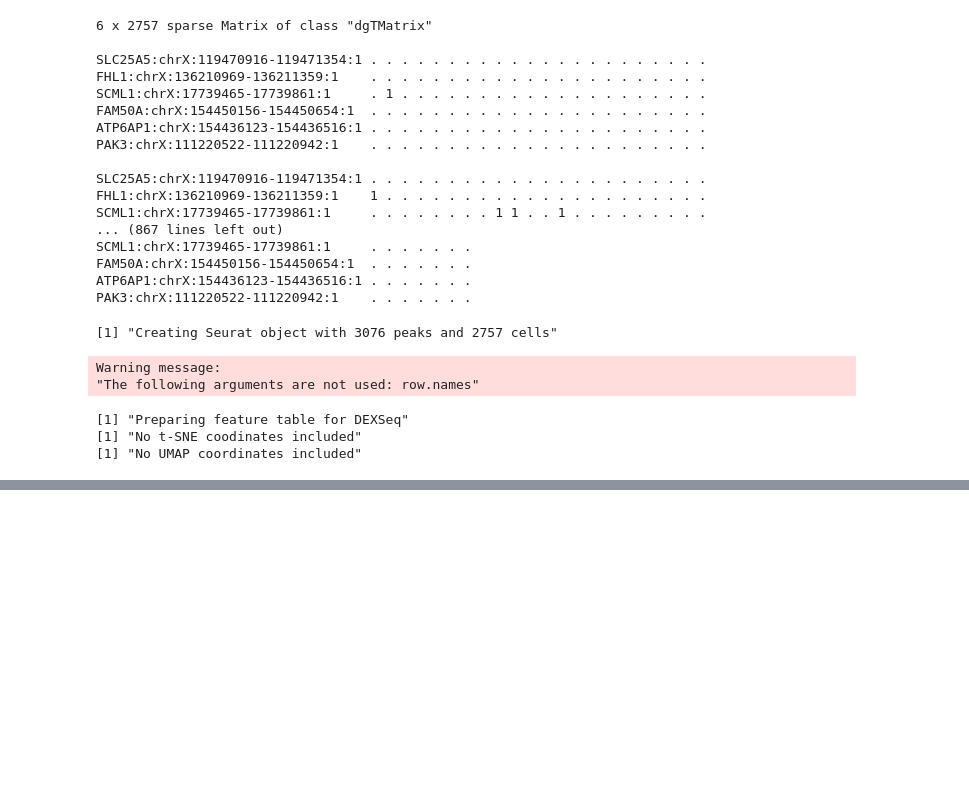
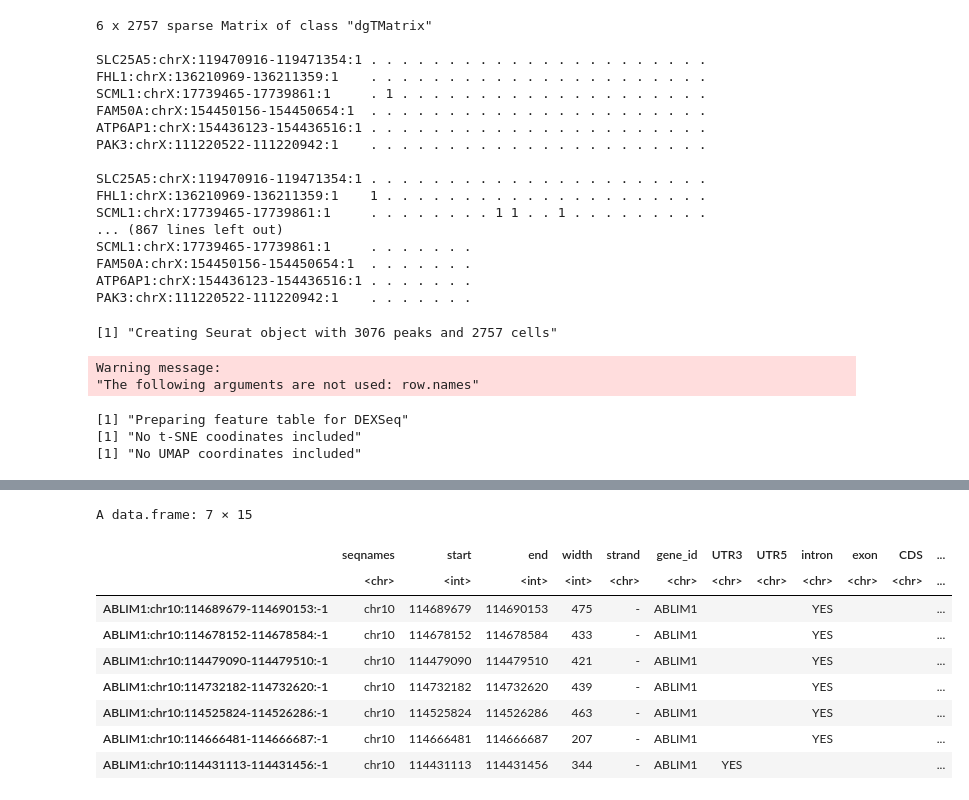
Before and after one commit to AidenSb/APA, a Jupyter notebook: Seurat_Sierra_proceesing_Alexandra_G_dataset.ipynb, the cells around one changed output, grey strips where cells are left out. Cells and saved outputs as stored; diff of their text form; code cells hidden in the pictures; blank space fills up the shorter version.

```diff
--- a/Seurat_Sierra_proceesing_Alexandra_G_dataset.ipynb
+++ b/Seurat_Sierra_proceesing_Alexandra_G_dataset.ipynb
@@ -287,0 +320,3 @@ Warning message:
+# %%
+peak.output.file <- c(paste0(samples$name, '_out'))
+peak.output.file[1]
@@ -287,0 +394,11 @@ Warning message:
+# %%
+# As previously defined
+count.dir <- paste0(samples$name, "_sierra_counts")
+barcode_extensions <- data.frame(str_match(count.dir,"_\\s*(.*?)\\s*_"))$X1
+# New definition
+out.dir <- "example_Sierra_aggregate"
+# Now aggregate the counts for both datasets
+AggregatePeakCounts(peak.sites.file = peak.merge.output.file,
+                    count.dirs = count.dir,
+                    exp.labels = barcode_extensions,
+                    output.dir = out.dir)
@@ -287,0 +437,10 @@ Warning message:
+# %%
+peak.counts <- ReadPeakCounts(data.dir = out.dir)
+#Read in peak annotations
+peak.annotations <- read.table("Test_Sierra_for_two_annotations.txt",
+                               header = TRUE,
+                               sep = "\t",
+                               row.names = 1,
+                               stringsAsFactors = FALSE)
+head(peak.annotations)
+## load to the seurat :)
@@ -287,0 +526,7 @@ Warning message:
+# %%
+peak.annotations <- read.table("Alexandra_Sierra_for_annotations.txt",
+                               header = TRUE,
+                               sep = "\t",
+                               row.names = 1,
+                               stringsAsFactors = FALSE)
+head(peak.annotations)
@@ -287,0 +543,13 @@ Warning message:
+# %%
+peak.annotations[peak.annotations$gene_id == 'ABLIM1',]
+# %% [output]
+A data.frame: 7 × 15
+|  | seqnames | start | end | width | strand | gene_id | UTR3 | UTR5 | intron | exon | CDS | ... |
+|  | <chr> | <int> | <int> | <int> | <chr> | <chr> | <chr> | <chr> | <chr> | <chr> | <chr> | ... |
+| ABLIM1:chr10:114689679-114690153:-1 | chr10 | 114689679 | 114690153 | 475 | - | ABLIM1 |  |  | YES |  |  | ... |
+| ABLIM1:chr10:114678152-114678584:-1 | chr10 | 114678152 | 114678584 | 433 | - | ABLIM1 |  |  | YES |  |  | ... |
+| ABLIM1:chr10:114479090-114479510:-1 | chr10 | 114479090 | 114479510 | 421 | - | ABLIM1 |  |  | YES |  |  | ... |
+| ABLIM1:chr10:114732182-114732620:-1 | chr10 | 114732182 | 114732620 | 439 | - | ABLIM1 |  |  | YES |  |  | ... |
+| ABLIM1:chr10:114525824-114526286:-1 | chr10 | 114525824 | 114526286 | 463 | - | ABLIM1 |  |  | YES |  |  | ... |
+| ABLIM1:chr10:114666481-114666687:-1 | chr10 | 114666481 | 114666687 | 207 | - | ABLIM1 |  |  | YES |  |  | ... |
+| ABLIM1:chr10:114431113-114431456:-1 | chr10 | 114431113 | 114431456 | 344 | - | ABLIM1 | YES |  |  |  |  | ... |
```
Also changed, not shown: parts of 27 cells of this notebook, 3 other files.
